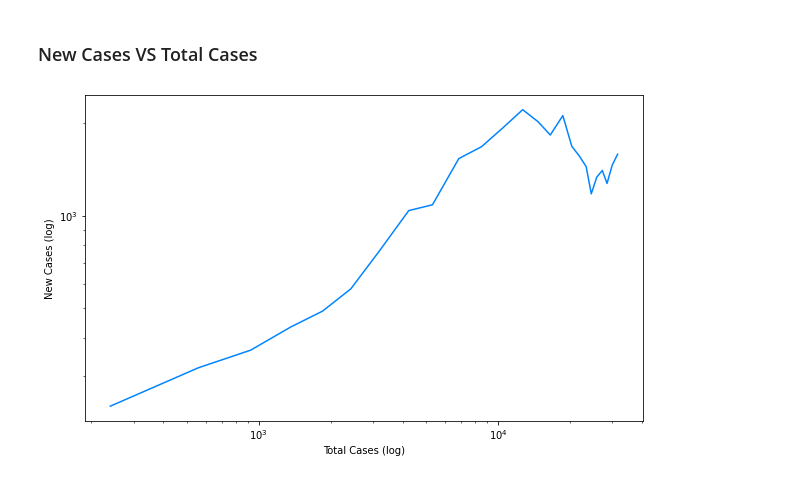
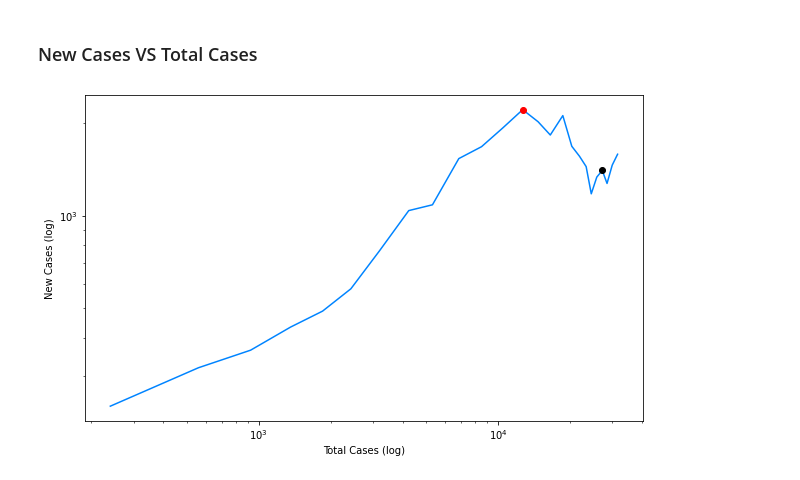
Before and after one commit to jtitusj/Covid19, a Jupyter notebook: notebooks/trend_tracker.ipynb, the cells around one changed output. Drawn from its saved outputs; the diff is of its cells as text; code cells hidden in the pictures.

```diff
--- a/notebooks/trend_tracker.ipynb
+++ b/notebooks/trend_tracker.ipynb
@@ -135,8 +160,14 @@ ax.legend();
 # %%
 fig, ax = plt.subplots(figsize=(10, 6))
 ax.loglog(cases_per_day[x].rolling(window=7).sum().cumsum(),
           cases_per_day[x].rolling(window=7).sum(), color='#0084ff')
+ax.loglog(cases_per_day[x].rolling(window=7).sum().cumsum().iloc[27],
+          cases_per_day[x].rolling(window=7).sum().iloc[27],
+          color='k', marker='o')
+ax.loglog(cases_per_day[x].rolling(window=7).sum().cumsum().iloc[18],
+          cases_per_day[x].rolling(window=7).sum().iloc[18],
+          color='red', marker='o')
 ax.set_xlabel('Total Cases (log)')
 ax.set_ylabel('New Cases (log)');
 # %% [output]
-[figure, old version]
+[figure, new version]
```
Also changed, not shown: parts of 20 cells of this notebook.
